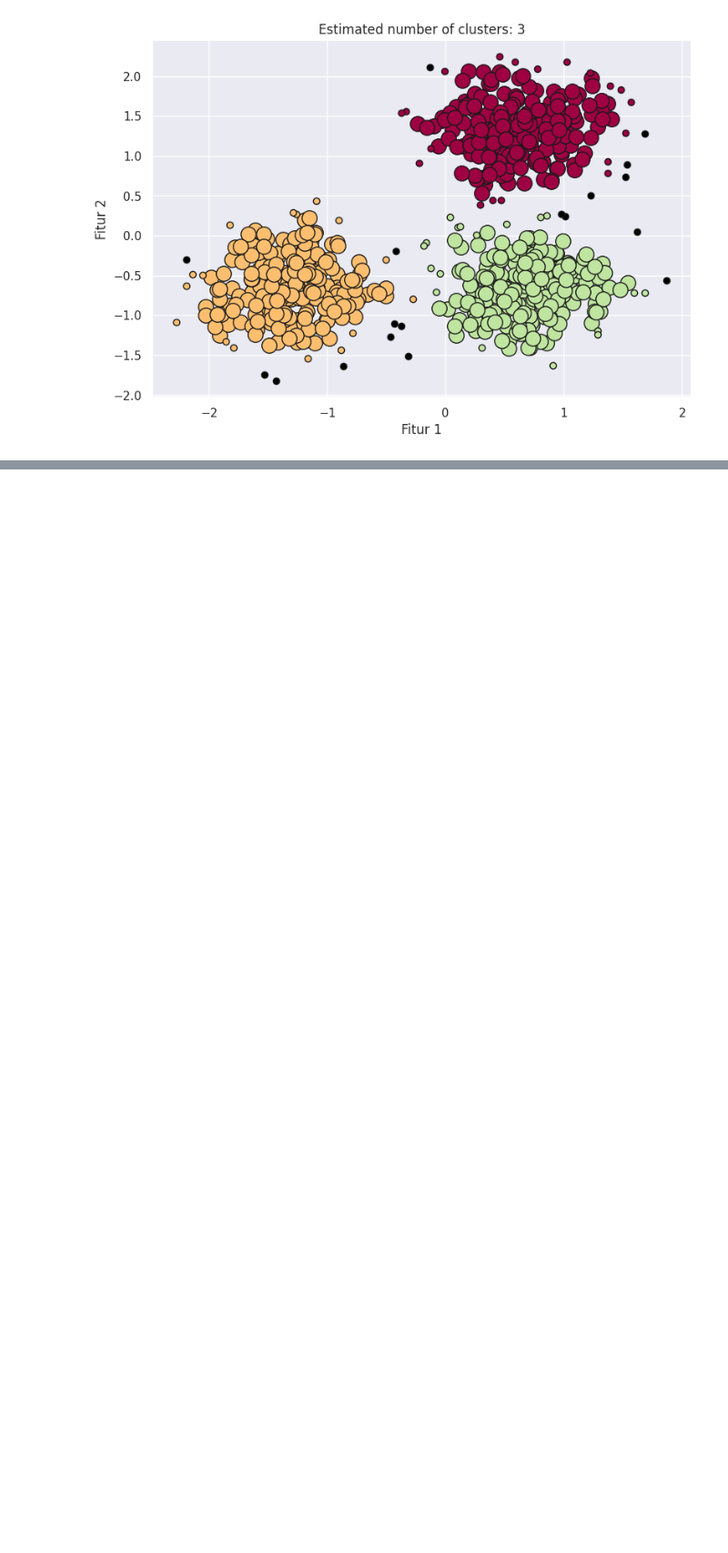
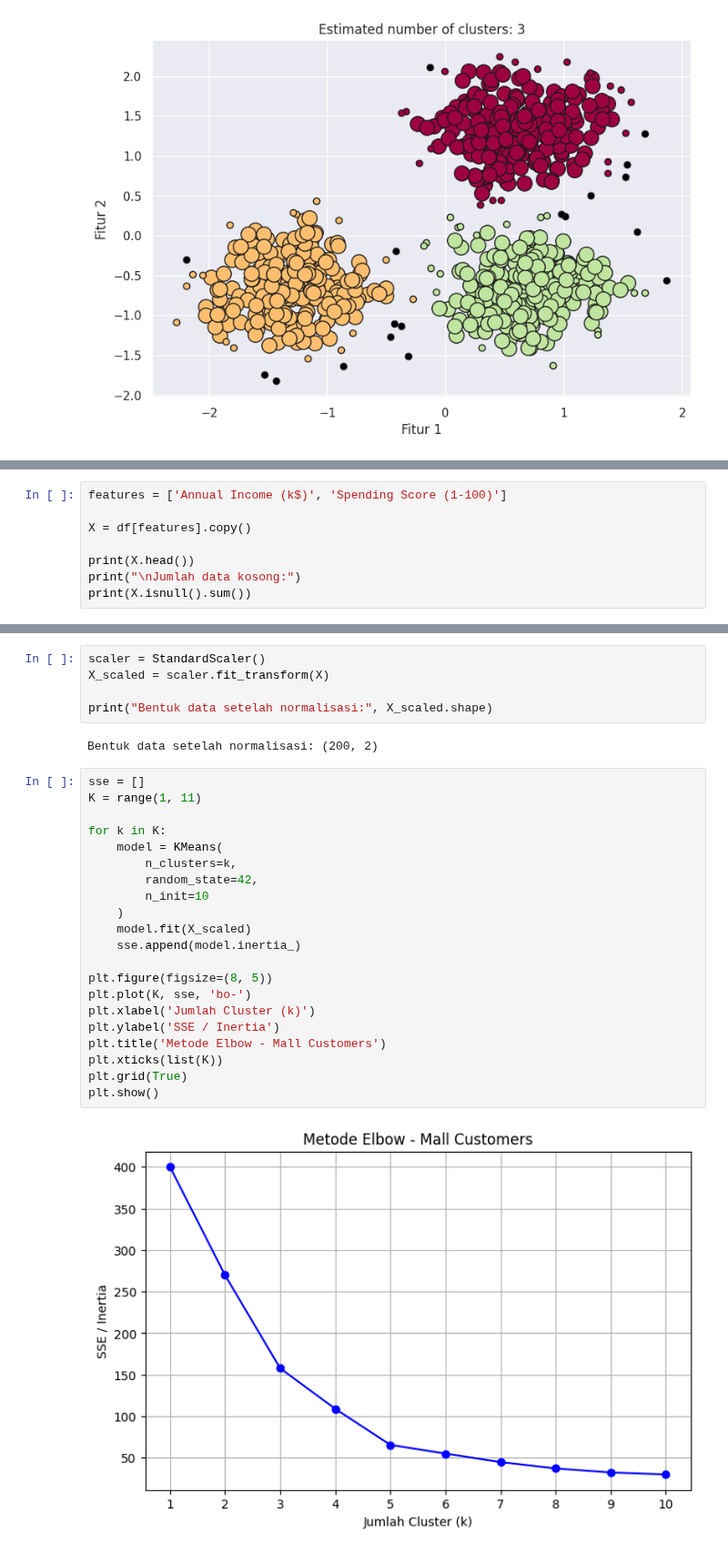
Before and after one commit to iqbaal24/ML2026, a Jupyter notebook: jobsheet_244107020105_MOHAMMAD_IQBAL.ipynb, the cells around one changed output, grey strips where cells are left out. Shown at 91% size. Saved outputs shown, nothing was run; the diff lists cells and outputs as text; blank space fills up the shorter version.

```diff
--- a/jobsheet_244107020105_MOHAMMAD_IQBAL.ipynb
+++ b/jobsheet_244107020105_MOHAMMAD_IQBAL.ipynb
@@ -642,0 +698,8 @@ plt.show()
+# %%
+features = ['Annual Income (k$)', 'Spending Score (1-100)']
+
+X = df[features].copy()
+
+print(X.head())
+print("\nJumlah data kosong:")
+print(X.isnull().sum())
@@ -642,0 +718,30 @@ plt.show()
+# %%
+scaler = StandardScaler()
+X_scaled = scaler.fit_transform(X)
+
+print("Bentuk data setelah normalisasi:", X_scaled.shape)
+# %% [output]
+Bentuk data setelah normalisasi: (200, 2)
+# %%
+sse = []
+K = range(1, 11)
+
+for k in K:
+    model = KMeans(
+        n_clusters=k,
+        random_state=42,
+        n_init=10
+    )
+    model.fit(X_scaled)
+    sse.append(model.inertia_)
+
+plt.figure(figsize=(8, 5))
+plt.plot(K, sse, 'bo-')
+plt.xlabel('Jumlah Cluster (k)')
+plt.ylabel('SSE / Inertia')
+plt.title('Metode Elbow - Mall Customers')
+plt.xticks(list(K))
+plt.grid(True)
+plt.show()
+# %% [output]
+[figure, added]
```
Also changed, not shown: parts of 24 cells of this notebook.
